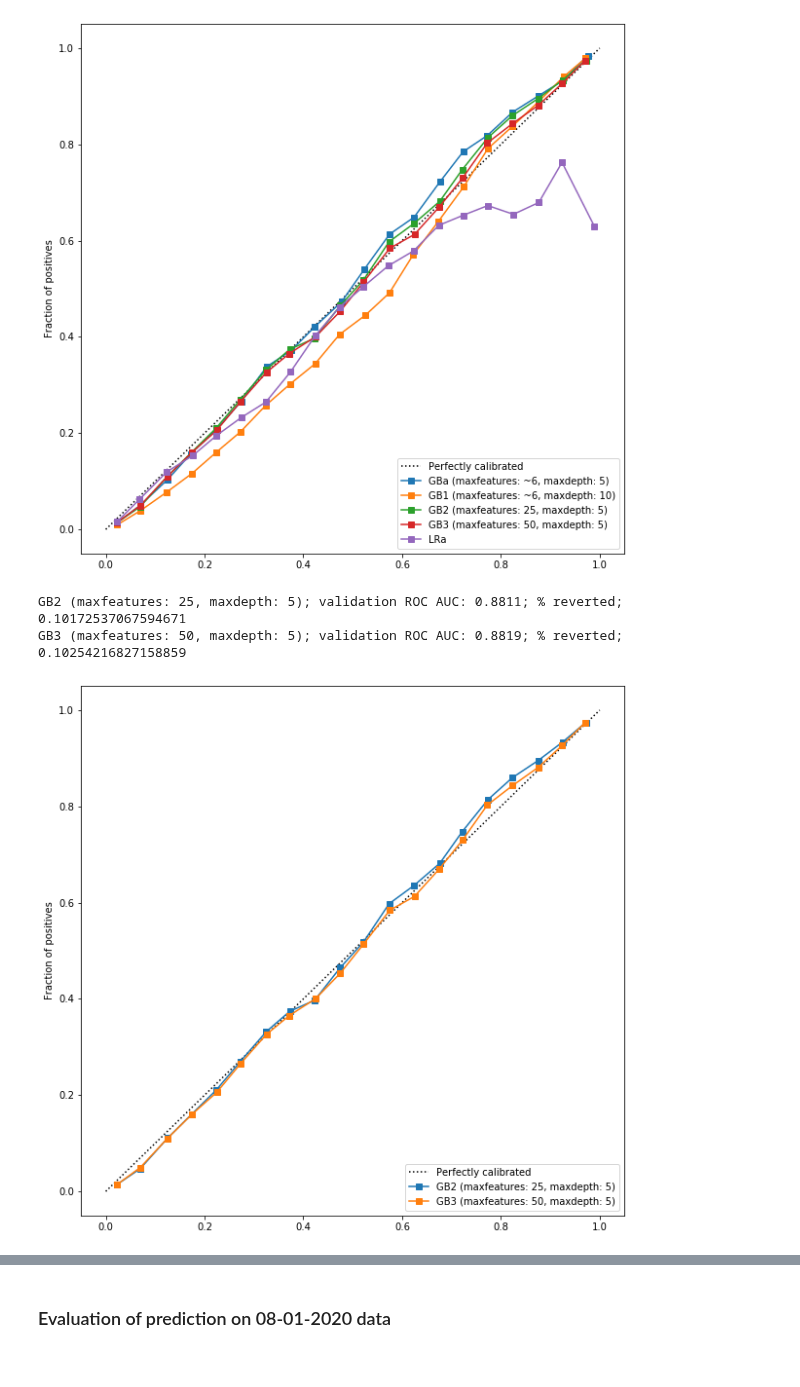
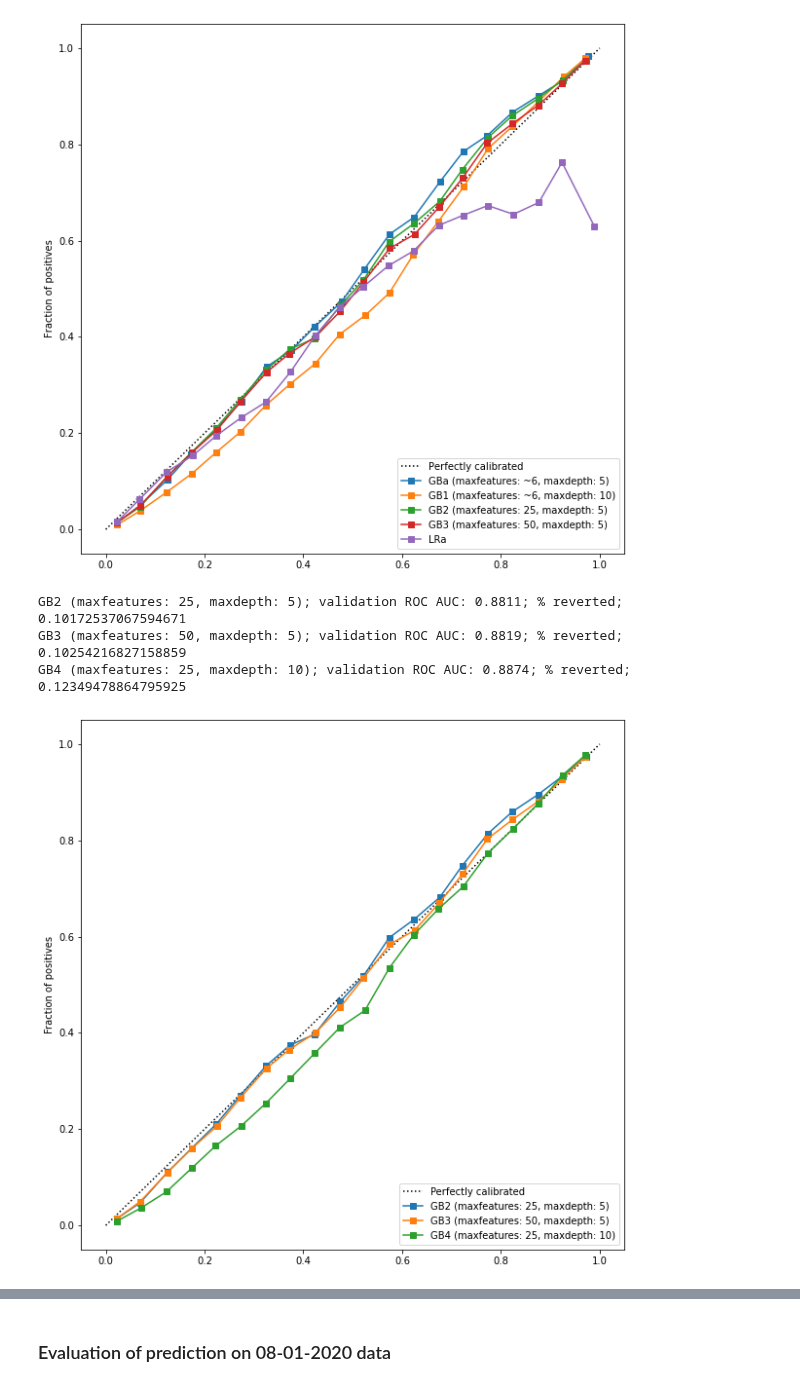
Before and after one commit to levon003/wiki-ores-feedback, a Jupyter notebook: notebook/audit/RevertClassification-Demo_SHW.ipynb, the cells around one changed output, grey strips where cells are left out. Saved outputs shown, nothing was run; the diff lists cells and outputs as text; code cells hidden in the pictures.

Commit message:
add GB 4 model results

```diff
--- a/notebook/audit/RevertClassification-Demo_SHW.ipynb
+++ b/notebook/audit/RevertClassification-Demo_SHW.ipynb
@@ -437,6 +437,7 @@ GBa_results = pd.read_pickle('/export/scratch2/wastv004/wiki-ores-feedback/GB_a.
 GB1_results = pd.read_pickle('/export/scratch2/wastv004/wiki-ores-feedback/GB_1.pkl')
 GB2_results = pd.read_pickle('/export/scratch2/wastv004/wiki-ores-feedback/GB_2.pkl')
 GB3_results = pd.read_pickle('/export/scratch2/wastv004/wiki-ores-feedback/GB_3.pkl')
+GB4_results = pd.read_pickle('/export/scratch2/wastv004/wiki-ores-feedback/GB_700_25_10.pkl')
 
 LRa_results = pd.read_pickle('/export/scratch2/wastv004/wiki-ores-feedback/LR_a.pkl')
 #LR1_results = pd.read_pickle('/export/scratch2/wastv004/wiki-ores-feedback/LR_1_sample.pkl')
@@ -555,25 +556,26 @@ LRa; validation ROC AUC: 0.8633; % reverted; 0.10636279630018411
 # %%
 fig = plt.figure(0, figsize=(10, 10))
 ax = plt.subplot2grid((1, 1), (0, 0), rowspan=1)
 
 ax.plot([0, 1], [0, 1], "k:", label="Perfectly calibrated")
-for results, clf in [[GB2_results, 'GB2 (maxfeatures: 25, maxdepth: 5)'], [GB3_results, 'GB3 (maxfeatures: 50, maxdepth: 5)']]:
+for results, clf in [[GB2_results, 'GB2 (maxfeatures: 25, maxdepth: 5)'], [GB3_results, 'GB3 (maxfeatures: 50, maxdepth: 5)'], [GB4_results, 'GB4 (maxfeatures: 25, maxdepth: 10)']]:
     labels = results['test_label']
     pred = results['test_calib']
     frac_of_pos, mean_pred_value = sklearn.calibration.calibration_curve(labels, pred, n_bins=20)
 
     ax.plot(mean_pred_value, frac_of_pos, "s-", label=clf)
     ax.set_ylabel("Fraction of positives")
 
     acc_test = np.sum(pred == labels) / len(pred)
     roc_auc = sklearn.metrics.roc_auc_score(labels, pred)
     print(f"{clf}; validation ROC AUC: {roc_auc:.4f}; % reverted; {np.sum(pred) / len(labels)}")
 
 ax.set_ylim([-0.05, 1.05])
 ax.legend(loc="lower right")
 
 plt.show()
 # %% [output]
 GB2 (maxfeatures: 25, maxdepth: 5); validation ROC AUC: 0.8811; % reverted; 0.10172537067594671
 GB3 (maxfeatures: 50, maxdepth: 5); validation ROC AUC: 0.8819; % reverted; 0.10254216827158859
+GB4 (maxfeatures: 25, maxdepth: 10); validation ROC AUC: 0.8874; % reverted; 0.12349478864795925
-[figure, old version]
+[figure, new version]
```
Also changed, not shown: parts of 7 cells of this notebook.
